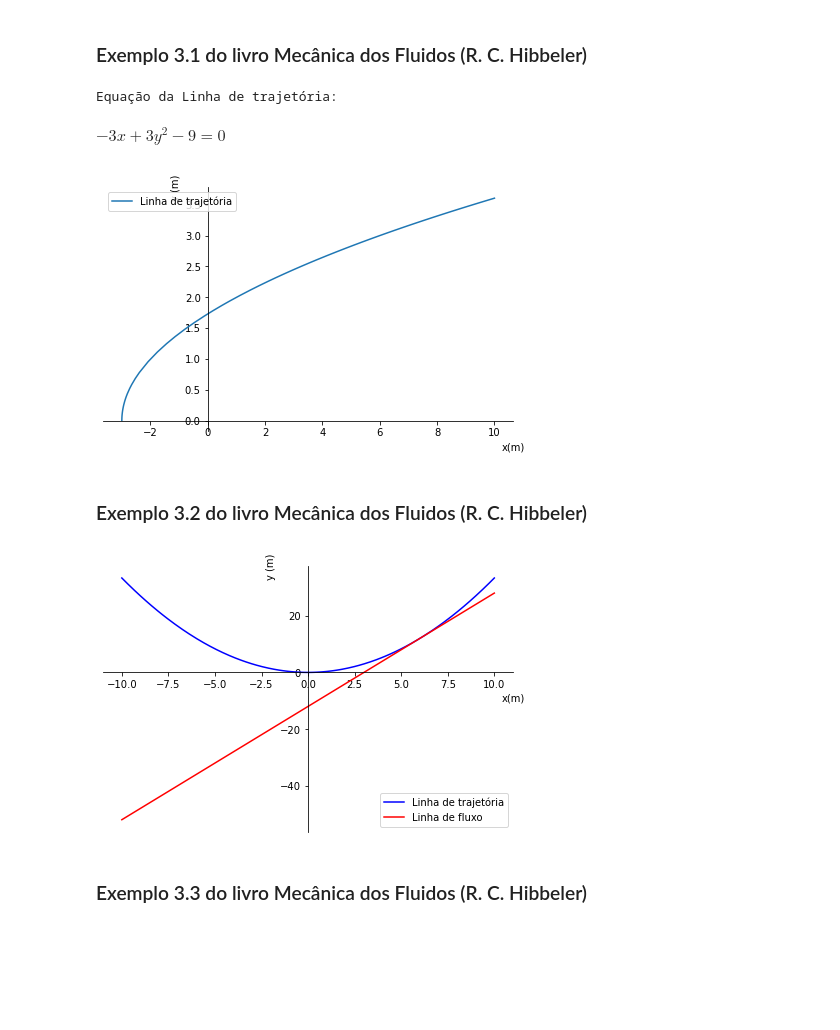
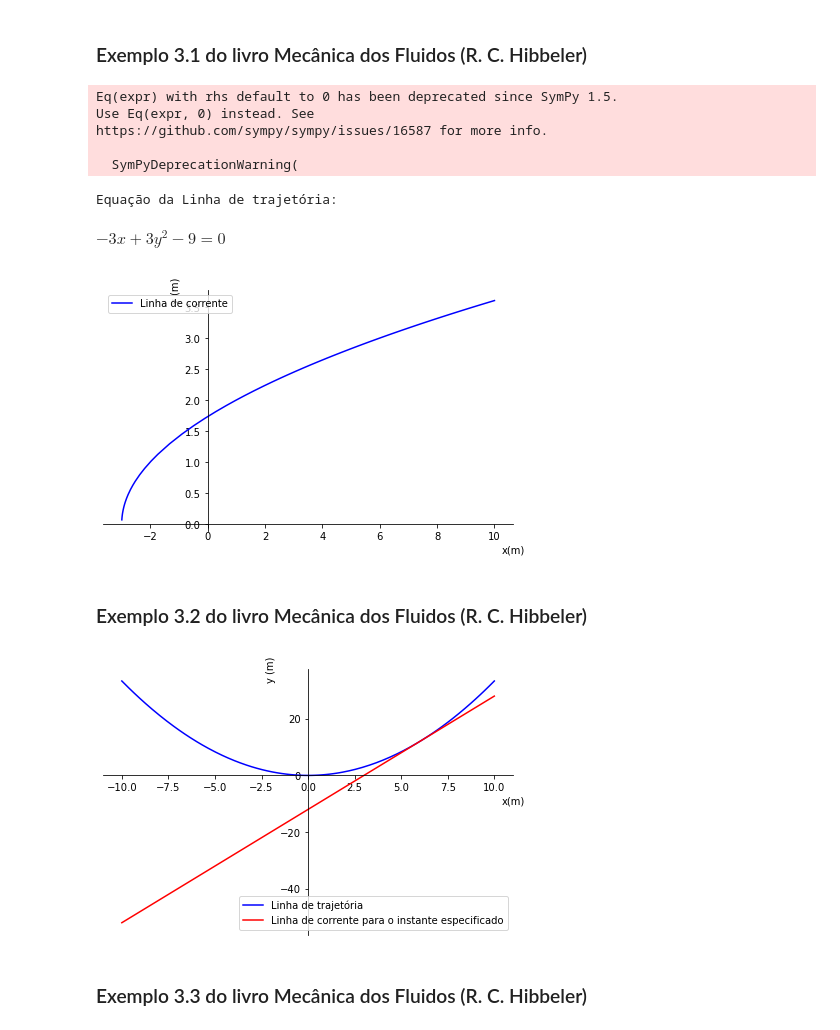
Before and after one commit to rafaelnmbarros/Mecanica-dos-Fluidos, a Jupyter notebook: Cinemática dos fluidos.ipynb, the cells around one changed output. Saved outputs shown, nothing was run; the diff lists cells and outputs as text; code cells hidden in the pictures; blank space fills up the shorter version.

```diff
--- a/Cinemática dos fluidos.ipynb
+++ b/Cinemática dos fluidos.ipynb
@@ -8,7 +8,7 @@ from sympy.plotting import plot
 from sympy import latex
 
 #Entrada de dados
-y, C=sp.symbols('y C')
+x, y, C=sp.symbols('x y C')
 u=6*y
 v=3
 valor_x=1
@@ -24,46 +24,51 @@ Eq2=Eq(Eq1.subs(C,valor_C))
 #Exibição dos resultados
 print("Equação da Linha de trajetória:")
 display(Eq2)
-p1=plot(sp.solveset(Eq2,y).args[0], label='Linha de trajetória', xlabel='x(m)', ylabel = 'y (m)', show=False, legend=True, line_color='blue')
+p1=plot(sp.solveset(Eq2,y).args[0], label='Linha de corrente', xlabel='x(m)', ylabel = 'y (m)', show=False, legend=True, line_color='blue')
 p1.show()
 # %% [output]
-Equação da Linha de trajetória:
+Eq(expr) with rhs default to 0 has been deprecated since SymPy 1.5.
+Use Eq(expr, 0) instead. See
+https://github.com/sympy/sympy/issues/16587 for more info.
+
+  SymPyDeprecationWarning(
+Equação da Linha de trajetória:
 $\displaystyle - 3 x + 3 y^{2} - 9 = 0$
-[figure, old version]
+[figure, new version]
 # %% [markdown]
 ### Exemplo 3.2 do livro Mecânica dos Fluidos (R. C. Hibbeler)
 # %%
 import sympy as sp
 from sympy import *
 sp.init_printing(use_latex="mathjax")
 from sympy.plotting import plot
 
 #Entrada de dados
 x, y, t, C = sp.symbols('x y t C')
 u=3+0*t
 v=6*t
 valor_t=2
 
 #Linha de trajetória
 Eq_x_t=sp.integrate(u,(t,0,t))
 Eq_y_t=sp.integrate(v,(t,0,t))
 valor_x=Eq_x_t.subs(t,valor_t)
 valor_y=Eq_y_t.subs(t,valor_t)
 Eq_t_x=sp.solveset(Eq(Eq_x_t,x),t).args[0]
 Eq1=Eq_y_t.subs(t,Eq_t_x)
 
-#Linha de fluxo
+#Linha de corrente
 Eq2=sp.integrate(v.subs(t,valor_t)/u.subs(t,valor_t),x)+C
 valor_C=sp.solveset(Eq(Eq2,y).subs([(x,valor_x),(y,valor_y)]),C).args[0]
 Eq2=Eq2.subs(C,valor_C)
 
 #Exibição dos resultados
 p1=plot(Eq1, label='Linha de trajetória', xlabel='x(m)', ylabel = 'y (m)', show=False, legend=True, line_color='blue')
-p2=plot(Eq2, label='Linha de fluxo', xlabel='x(m)', ylabel = 'y (m)', show=False, line_color='red')
+p2=plot(Eq2, label='Linha de corrente para o instante especificado', xlabel='x(m)', ylabel = 'y (m)', show=False, line_color='red')
 p1.append(p2[0])
 p1.show()
 # %% [output]
-[figure, old version]
+[figure, new version]
 # %% [markdown]
 ### Exemplo 3.3 do livro Mecânica dos Fluidos (R. C. Hibbeler)
 # %%
```
Also changed, not shown: parts of 5 cells of this notebook.
